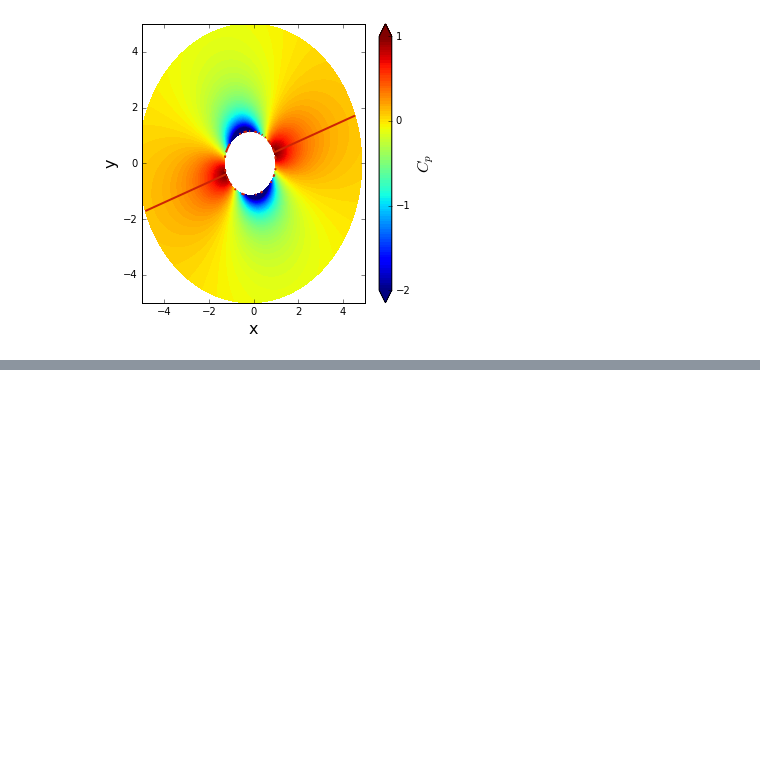
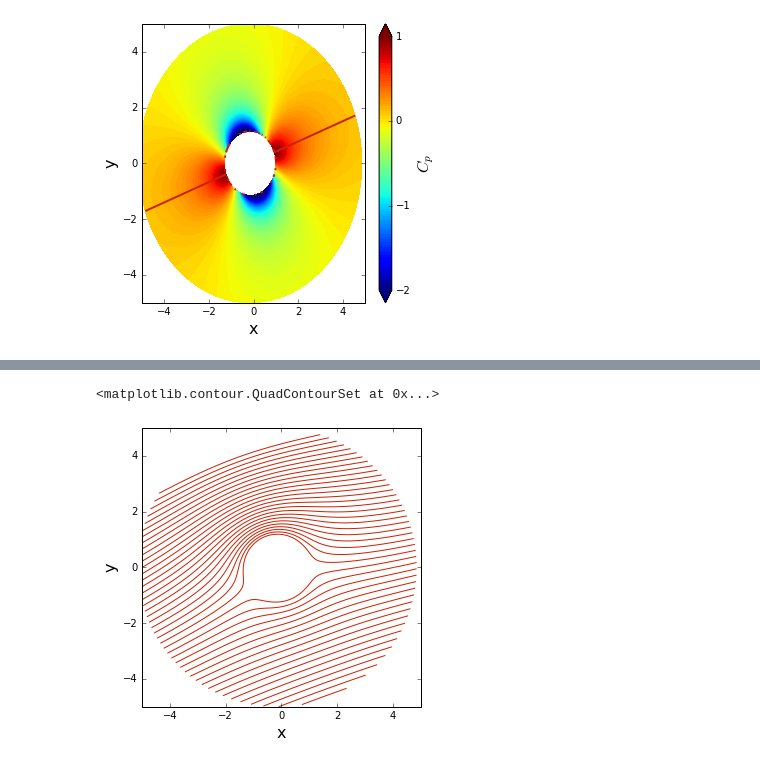
Before and after one commit to Dmphelps89/MAE6226-1, a Jupyter notebook: Assignment06.ipynb, the cells around one changed output, grey strips where cells are left out. Cells and saved outputs as stored; diff of their text form; code cells hidden in the pictures; blank space fills up the shorter version.

```diff
--- a/Assignment06.ipynb
+++ b/Assignment06.ipynb
@@ -363,0 +386,45 @@ cbar.set_ticks([-2.0, -1.0, 0.0, 1.0])
+# %%
+def get_velocity_vortex(strength, xv, yv, X, Y):
+    """Returns the velocity field generated by a vortex.
+
+    Arguments
+    ---------
+    strength -- strength of the vortex.
+    xv, yv -- coordinates of the vortex.
+    X, Y -- mesh grid.
+    """
+    u = + strength/(2*math.pi)*(Y-yv)/((X-xv)**2+(Y-yv)**2)
+    v = - strength/(2*math.pi)*(X-xv)/((X-xv)**2+(Y-yv)**2)
+    return u, v
+
+def get_stream_function_vortex(strength, xv, yv, X, Y):
+    """Returns the stream-function generated by a vortex.
+
+    Arguments
+    ---------
+    strength -- strength of the vortex.
+    xv, yv -- coordinates of the vortex.
+    X, Y -- mesh grid.
+    """
+    psi = strength/(4*math.pi)*numpy.log((X-xv)**2+(Y-yv)**2)
+
+    return psi
+# %%
+u_vortex, v_vortex = get_velocity_vortex(gamma, 0, 0, x5, y5)
+psi_vortex = get_stream_function_vortex(gamma, 0, 0, x5, y5)
+u3 = u1 + u_vortex
+v3 = v1 + v_vortex
+psi3 = psi1 + psi_vortex
+u3 = u3*numpy.cos(20*math.pi/180) - v3*numpy.sin(20*math.pi/180)
+v3 = u3*numpy.sin(20*math.pi/180) + v3*numpy.cos(20*math.pi/180)
+# %%
+# plots the streamlines
+pyplot.figure(figsize=(5,5))
+pyplot.xlabel('x', fontsize=16)
+pyplot.ylabel('y', fontsize=16)
+pyplot.xlim(-5.0,5.0)
+pyplot.ylim(-5.0,5.0)
+pyplot.contour(x4, y4,psi3, levels = numpy.linspace(-5,5,51),colors='#CD2305', linewidths=1, linestyles='solid')
+# %% [output]
+<matplotlib.contour.QuadContourSet at 0x...>
+[figure, added]
```
Also changed, not shown: parts of 11 cells of this notebook.
